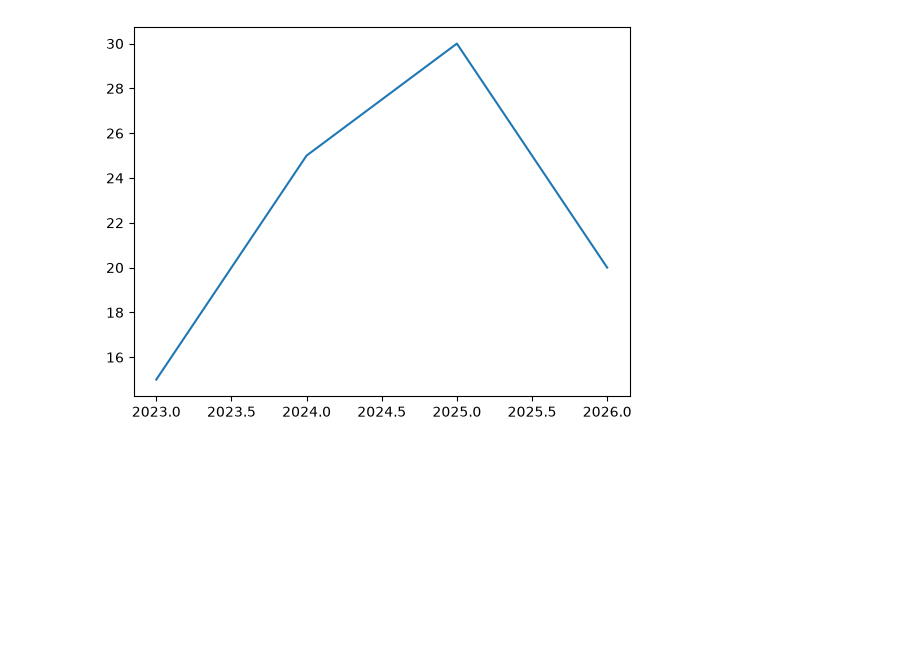
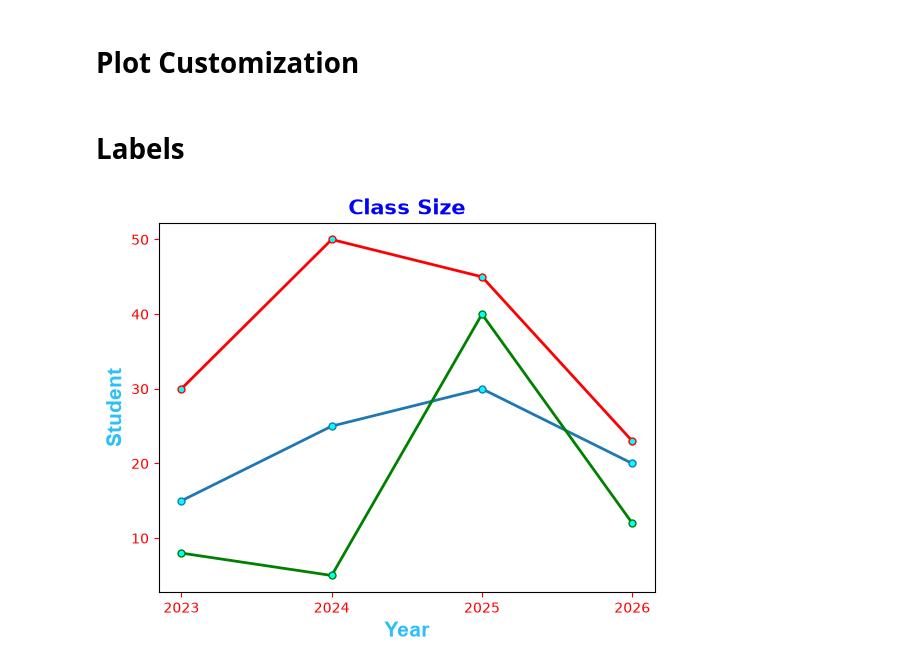
Before and after one commit to hathuyenontheway/fundamentals-library-self-learning, a Jupyter notebook: matplotlib/matplotlib_lib.ipynb, the cells around one changed output. Cells and saved outputs as stored; diff of their text form; code cells hidden in the pictures; blank space fills up the shorter version.

```diff
--- a/matplotlib/matplotlib_lib.ipynb
+++ b/matplotlib/matplotlib_lib.ipynb
@@ -2,11 +2,30 @@
 import matplotlib.pyplot as plt
 import numpy as np
 import pandas as pd
-
-x = [2023,2024,2025,2026]
-y = [15,25,30,20]
-
-plt.plot(x, y)
-plt.show()
-# %% [output]
-[figure, removed]
+# %% [markdown]
+# **Plot Customization**
+# %%
+x = np.array([2023,2024,2025,2026])
+y1 = np.array([15,25,30,20])
+y2 = np.array([8,5,40,12])
+y3 = np.array([30,50,45,23])
+
+line_style = dict(marker=".", markersize=10, markerfacecolor="cyan", linestyle="solid", linewidth=2,)
+# %% [markdown]
+# **Labels**
+# %%
+plt.title("Class Size", fontsize=15, fontweight="bold", color="blue")
+plt.xlabel("Year", fontsize=15, family="Arial", fontweight="bold", color="#2dbefc")
+plt.ylabel("Student", fontsize=15, family="Arial", fontweight="bold", color="#2dbefc")
+
+plt.figure(1)
+plt.plot(x, y1, **line_style)
+plt.plot(x, y2, color="green", **line_style)
+plt.plot(x, y3, color="red",**line_style)
+
+plt.tick_params(axis='both', colors='red')
+
+plt.xticks(x)
+plt.show()
+# %% [output]
+[figure, added]
```
Also changed, not shown: parts of 7 cells of this notebook, 1 other file.
